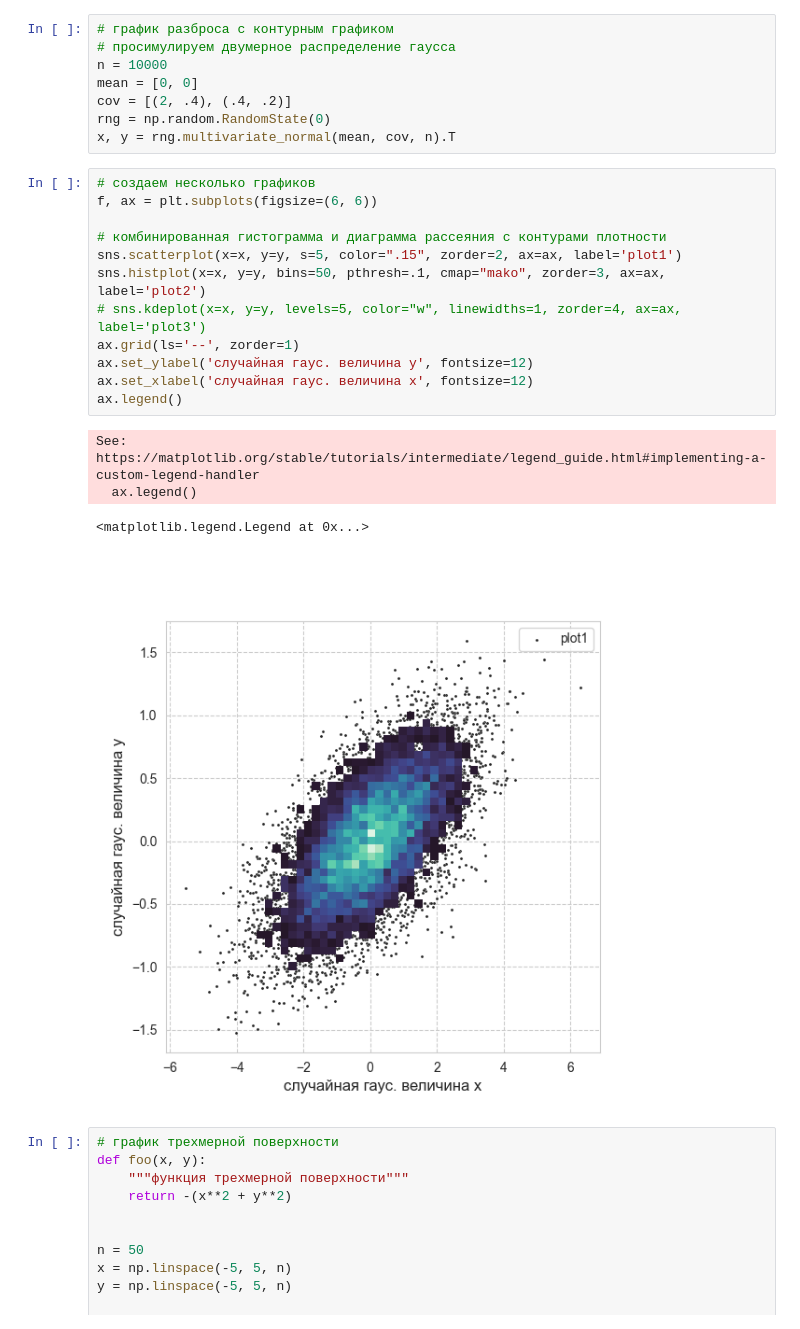
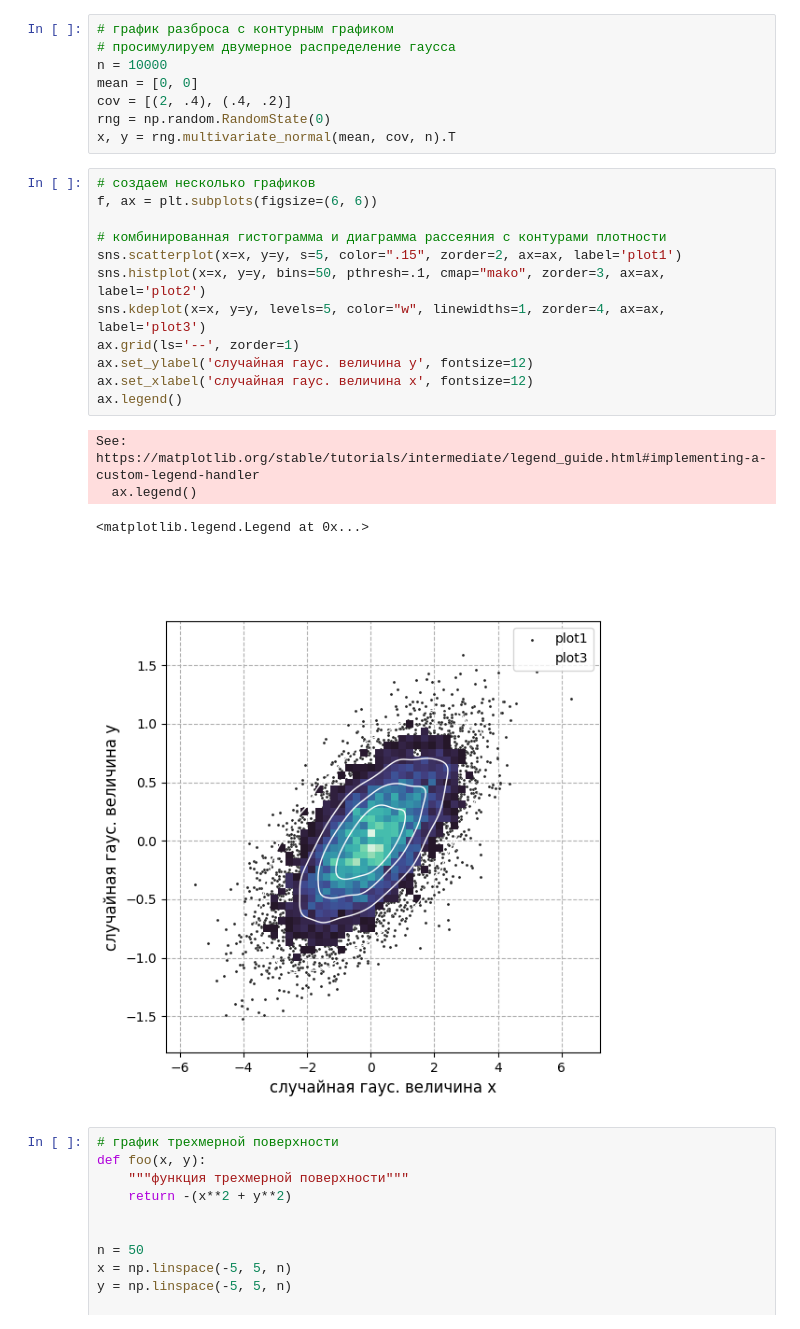
Before and after one commit to NicholayKurbatov/LearnPython-AsA-Physicist, a Jupyter notebook: templates/2. data visualisation/data-plots.ipynb, the cells around one changed output. Drawn from its saved outputs; the diff is of its cells as text.

```diff
--- a/templates/2. data visualisation/data-plots.ipynb
+++ b/templates/2. data visualisation/data-plots.ipynb
@@ -127,20 +111,20 @@ x, y = rng.multivariate_normal(mean, cov, n).T
 # %%
 # создаем несколько графиков
 f, ax = plt.subplots(figsize=(6, 6))
 
 # комбинированная гистограмма и диаграмма рассеяния с контурами плотности
 sns.scatterplot(x=x, y=y, s=5, color=".15", zorder=2, ax=ax, label='plot1')
 sns.histplot(x=x, y=y, bins=50, pthresh=.1, cmap="mako", zorder=3, ax=ax, label='plot2')
-# sns.kdeplot(x=x, y=y, levels=5, color="w", linewidths=1, zorder=4, ax=ax, label='plot3')
+sns.kdeplot(x=x, y=y, levels=5, color="w", linewidths=1, zorder=4, ax=ax, label='plot3')
 ax.grid(ls='--', zorder=1)
 ax.set_ylabel('случайная гаус. величина y', fontsize=12)
 ax.set_xlabel('случайная гаус. величина x', fontsize=12)
 ax.legend()
 # %% [output]
 See: https://matplotlib.org/stable/tutorials/intermediate/legend_guide.html#implementing-a-custom-legend-handler
   ax.legend()
 <matplotlib.legend.Legend at 0x...>
-[figure, old version]
+[figure, new version]
 # %%
 # график трехмерной поверхности
 def foo(x, y):
```
Also changed, not shown: parts of 4 cells of this notebook.
